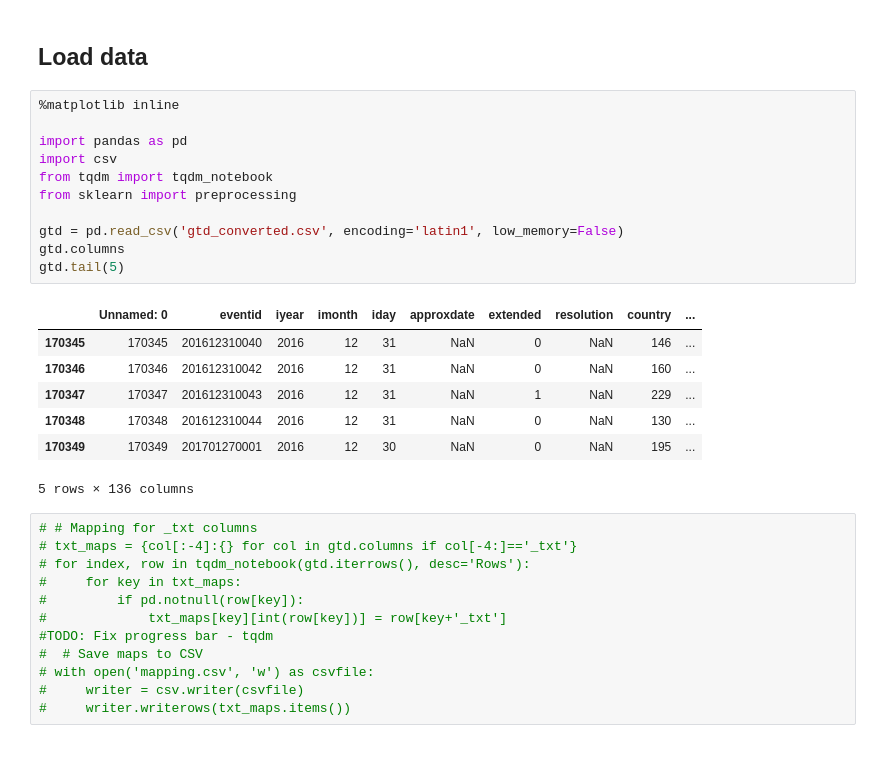
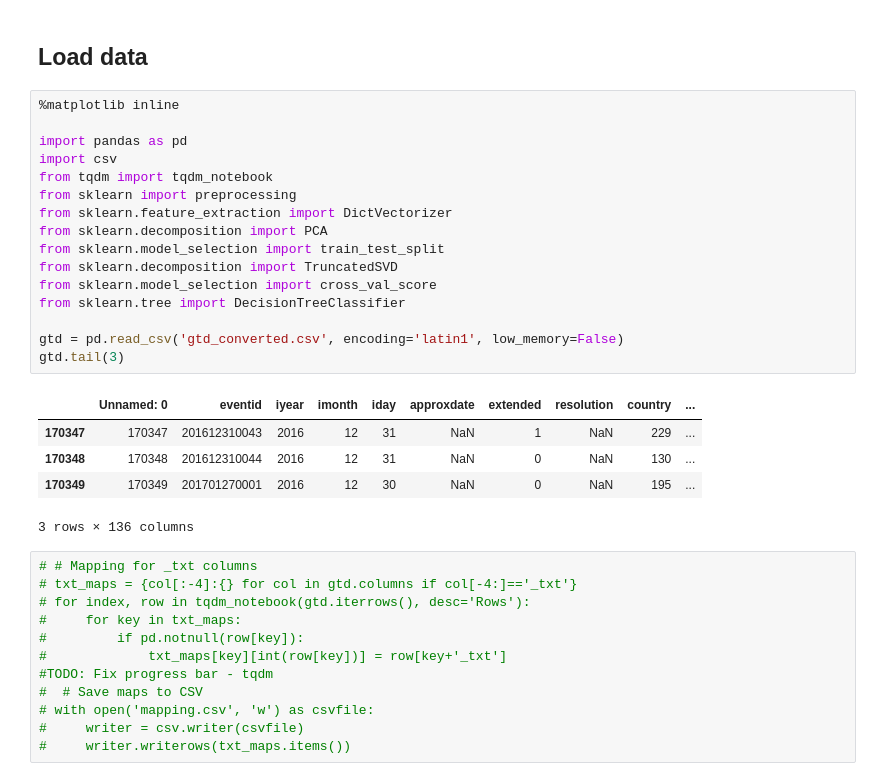
Before and after one commit to echarrod/GlobalTerrorismAttacks, a Jupyter notebook: Data Processing.ipynb, the cells around one changed output. Saved outputs shown, nothing was run; the diff lists cells and outputs as text; blank space fills up the shorter version.

```diff
--- a/Data Processing.ipynb
+++ b/Data Processing.ipynb
@@ -8,22 +8,25 @@
 # %%
 %matplotlib inline
 
 import pandas as pd
 import csv
 from tqdm import tqdm_notebook
 from sklearn import preprocessing
+from sklearn.feature_extraction import DictVectorizer
+from sklearn.decomposition import PCA
+from sklearn.model_selection import train_test_split
+from sklearn.decomposition import TruncatedSVD
+from sklearn.model_selection import cross_val_score
+from sklearn.tree import DecisionTreeClassifier
 
 gtd = pd.read_csv('gtd_converted.csv', encoding='latin1', low_memory=False)
-gtd.columns
-gtd.tail(5)
+gtd.tail(3)
 # %% [output]
 |  | Unnamed: 0 | eventid | iyear | imonth | iday | approxdate | extended | resolution | country | ... |
-| 170345 | 170345 | 201612310040 | 2016 | 12 | 31 | NaN | 0 | NaN | 146 | ... |
-| 170346 | 170346 | 201612310042 | 2016 | 12 | 31 | NaN | 0 | NaN | 160 | ... |
 | 170347 | 170347 | 201612310043 | 2016 | 12 | 31 | NaN | 1 | NaN | 229 | ... |
 | 170348 | 170348 | 201612310044 | 2016 | 12 | 31 | NaN | 0 | NaN | 130 | ... |
 | 170349 | 170349 | 201701270001 | 2016 | 12 | 30 | NaN | 0 | NaN | 195 | ... |
-5 rows × 136 columns
+3 rows × 136 columns
 # %%
 # # Mapping for _txt columns
 # txt_maps = {col[:-4]:{} for col in gtd.columns if col[-4:]=='_txt'}
```
Also changed, not shown: parts of 20 cells of this notebook, 1 other file.
